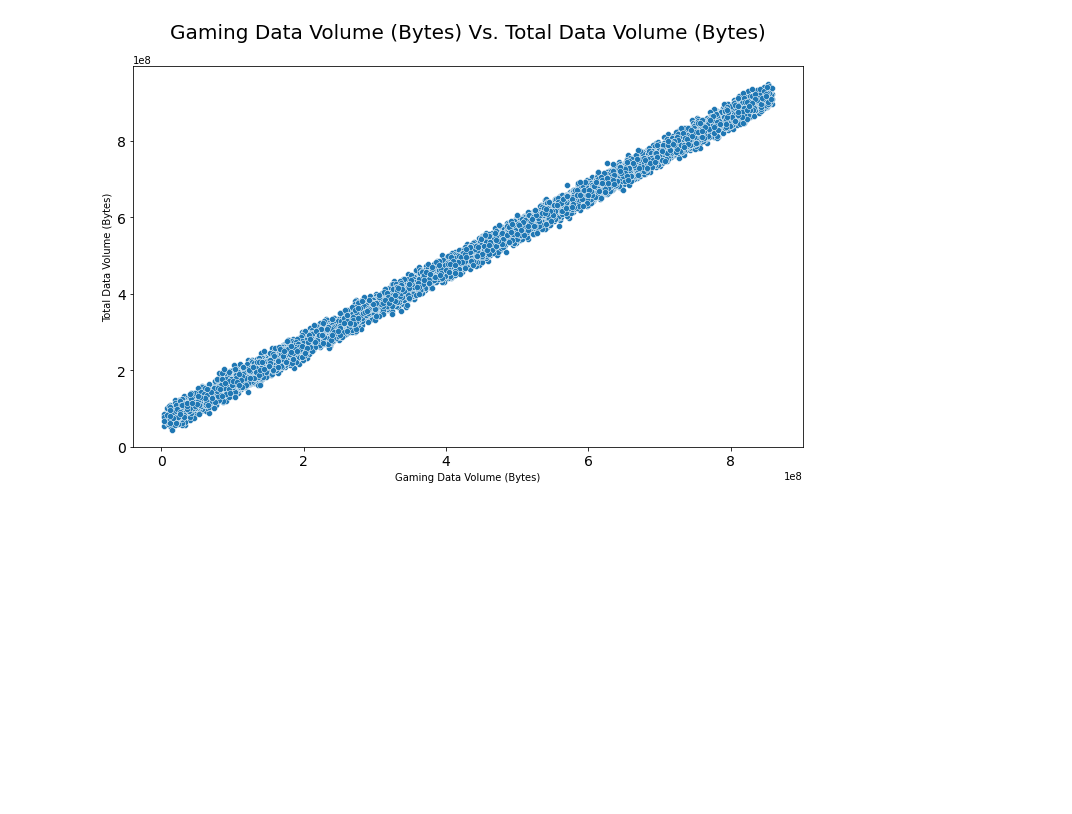
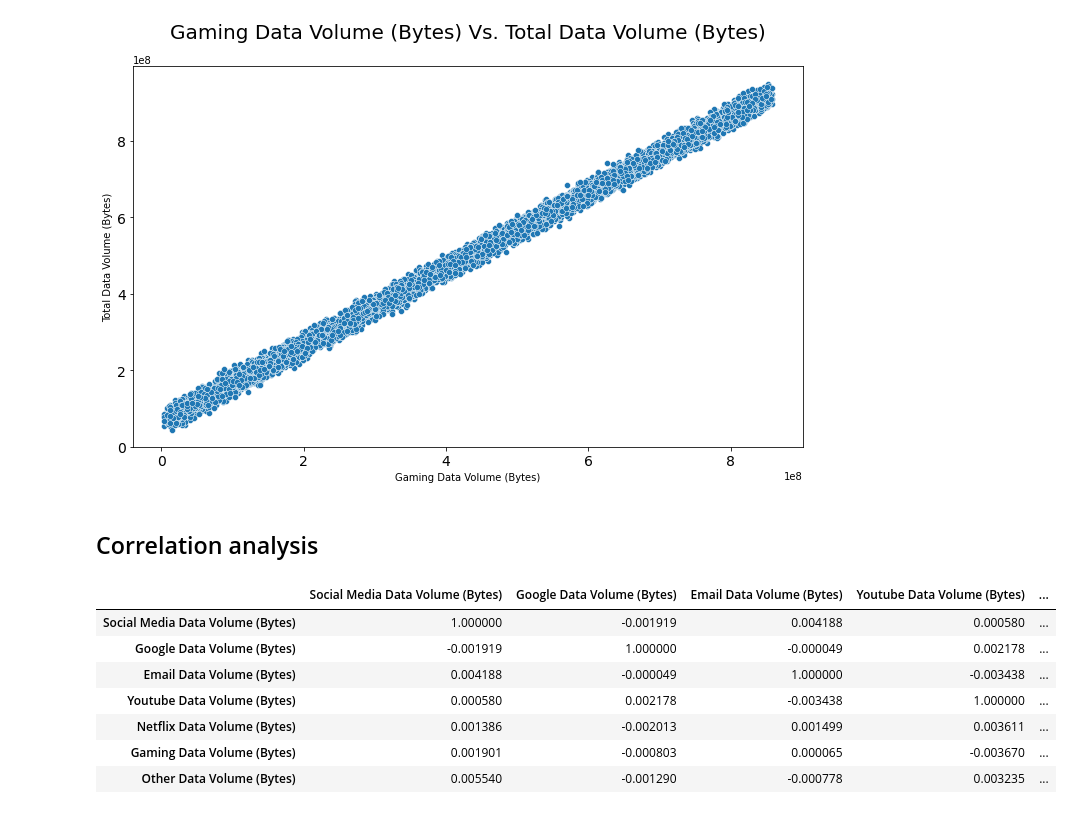
Before and after one commit to zelalemgetahun9374/TellCo-Data-Analysis, a Jupyter notebook: notebooks/User Overview analysis.ipynb, the cells around one changed output. Saved outputs shown, nothing was run; the diff lists cells and outputs as text; code cells hidden in the pictures; blank space fills up the shorter version.

```diff
--- a/notebooks/User Overview analysis.ipynb
+++ b/notebooks/User Overview analysis.ipynb
@@ -984,3 +984,21 @@ plot_scatter(tellco_clean.sample(10000), 'Netflix Data Volume (Bytes)', 'Total D
 plot_scatter(tellco_clean.sample(10000), 'Gaming Data Volume (Bytes)', 'Total Data Volume (Bytes)')
 # %% [output]
 [figure]
+# %% [markdown]
+## Correlation analysis
+# %%
+application_cols = ['Social Media Data Volume (Bytes)', 'Google Data Volume (Bytes)', 'Email Data Volume (Bytes)',
+    'Youtube Data Volume (Bytes)', 'Netflix Data Volume (Bytes)', 'Gaming Data Volume (Bytes)',
+    'Other Data Volume (Bytes)']
+
+corr_df = tellco_clean[application_cols].corr()
+corr_df
+# %% [output]
+|  | Social Media Data Volume (Bytes) | Google Data Volume (Bytes) | Email Data Volume (Bytes) | Youtube Data Volume (Bytes) | ... |
+| Social Media Data Volume (Bytes) | 1.000000 | -0.001919 | 0.004188 | 0.000580 | ... |
+| Google Data Volume (Bytes) | -0.001919 | 1.000000 | -0.000049 | 0.002178 | ... |
+| Email Data Volume (Bytes) | 0.004188 | -0.000049 | 1.000000 | -0.003438 | ... |
+| Youtube Data Volume (Bytes) | 0.000580 | 0.002178 | -0.003438 | 1.000000 | ... |
+| Netflix Data Volume (Bytes) | 0.001386 | -0.002013 | 0.001499 | 0.003611 | ... |
+| Gaming Data Volume (Bytes) | 0.001901 | -0.000803 | 0.000065 | -0.003670 | ... |
+| Other Data Volume (Bytes) | 0.005540 | -0.001290 | -0.000778 | 0.003235 | ... |
```
Also changed, not shown: parts of 4 cells of this notebook.
